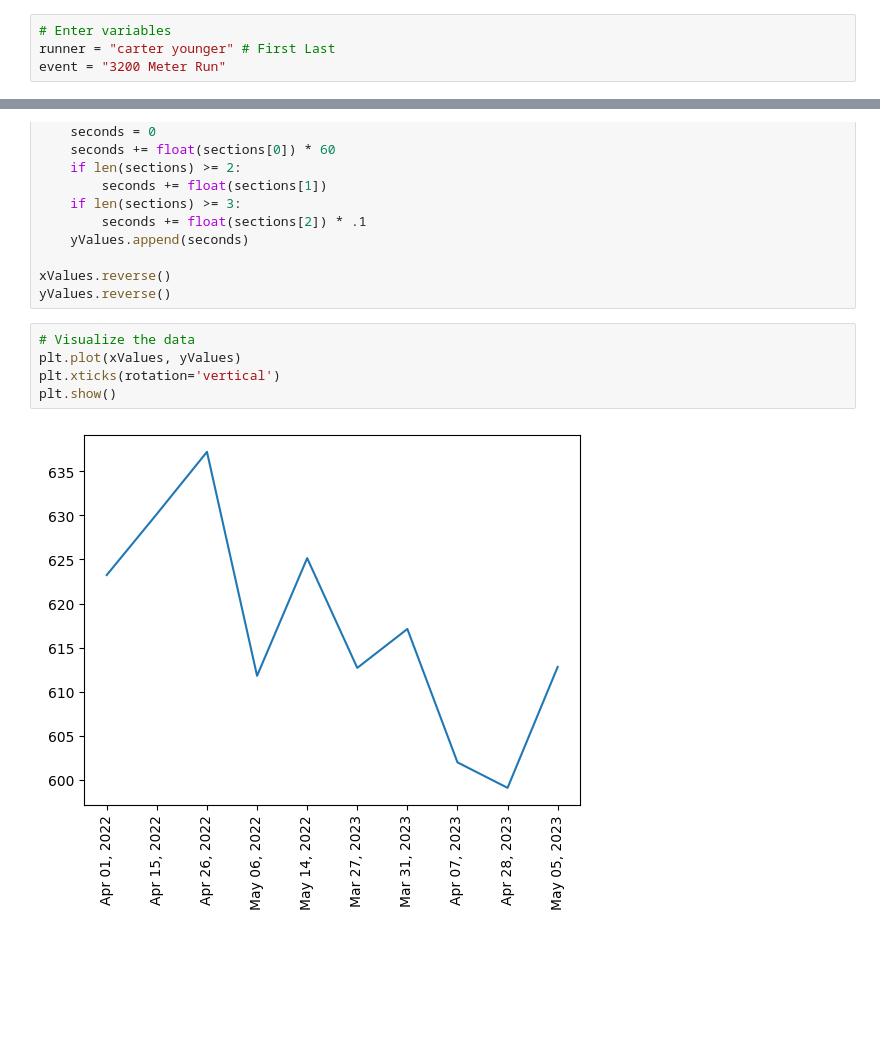
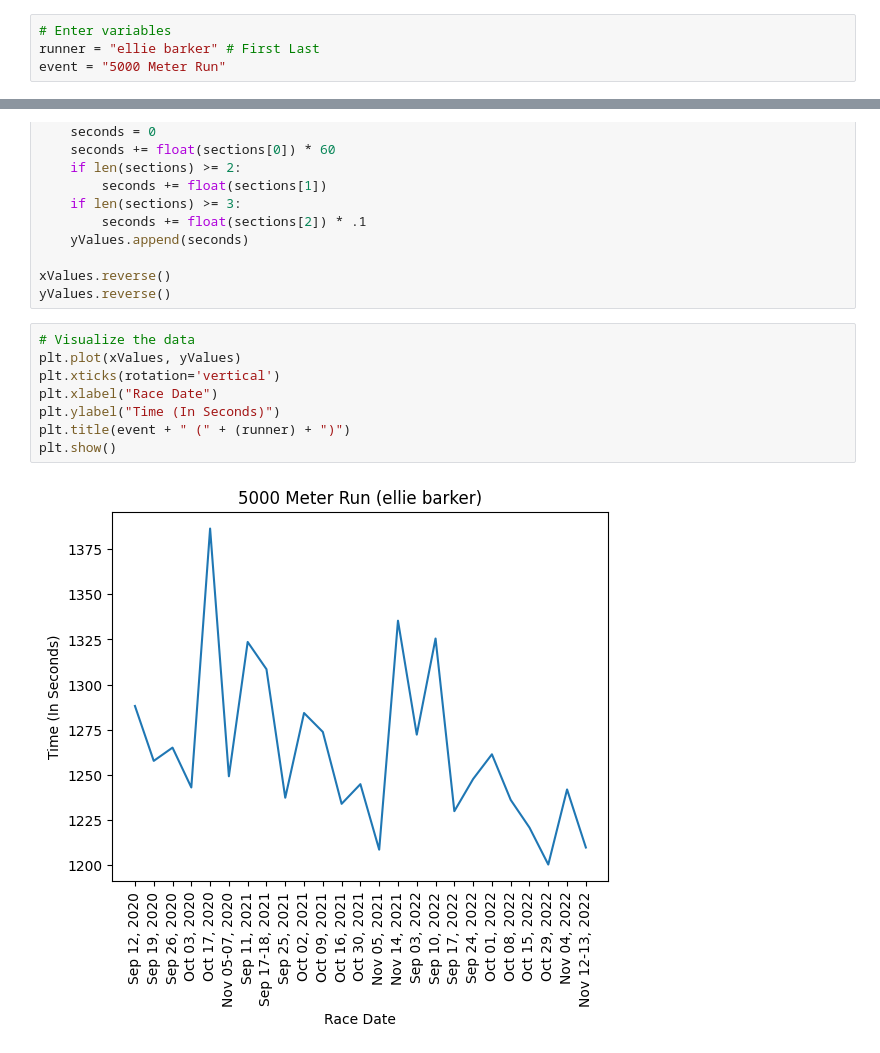
Before and after one commit to dereknissen/milesplitProject, a Jupyter notebook: individualVis.ipynb, the cells around one changed output, grey strips where cells are left out. Saved outputs shown, nothing was run; the diff lists cells and outputs as text; blank space fills up the shorter version.

```diff
--- a/individualVis.ipynb
+++ b/individualVis.ipynb
@@ -7,8 +7,8 @@ import matplotlib.pyplot as plt
 from pullData import *
 # %%
 # Enter variables
-runner = "carter younger" # First Last
-event = "3200 Meter Run"
+runner = "ellie barker" # First Last
+event = "5000 Meter Run"
 # %%
 # Import data
 results = getRunnerData(runner, newData = True)
@@ -40,7 +37,10 @@ yValues.reverse()
 # %%
 # Visualize the data
 plt.plot(xValues, yValues)
 plt.xticks(rotation='vertical')
+plt.xlabel("Race Date")
+plt.ylabel("Time (In Seconds)")
+plt.title(event + " (" + (runner) + ")")
 plt.show()
 # %% [output]
-[figure, old version]
+[figure, new version]
```
Also changed, not shown: parts of 1 cell of this notebook, 3 other files.
